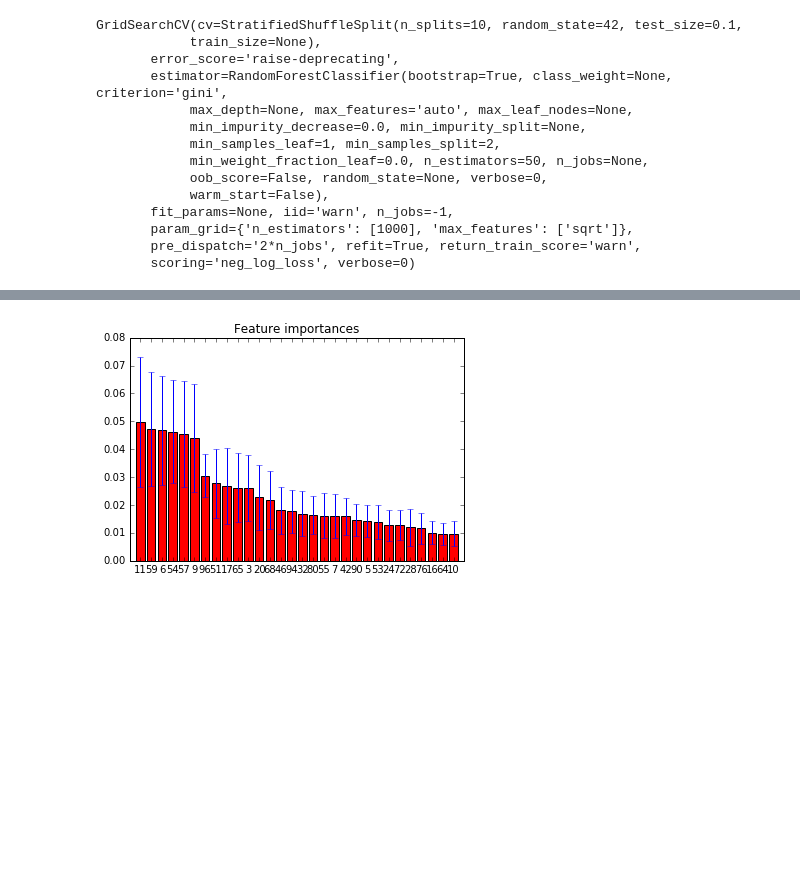
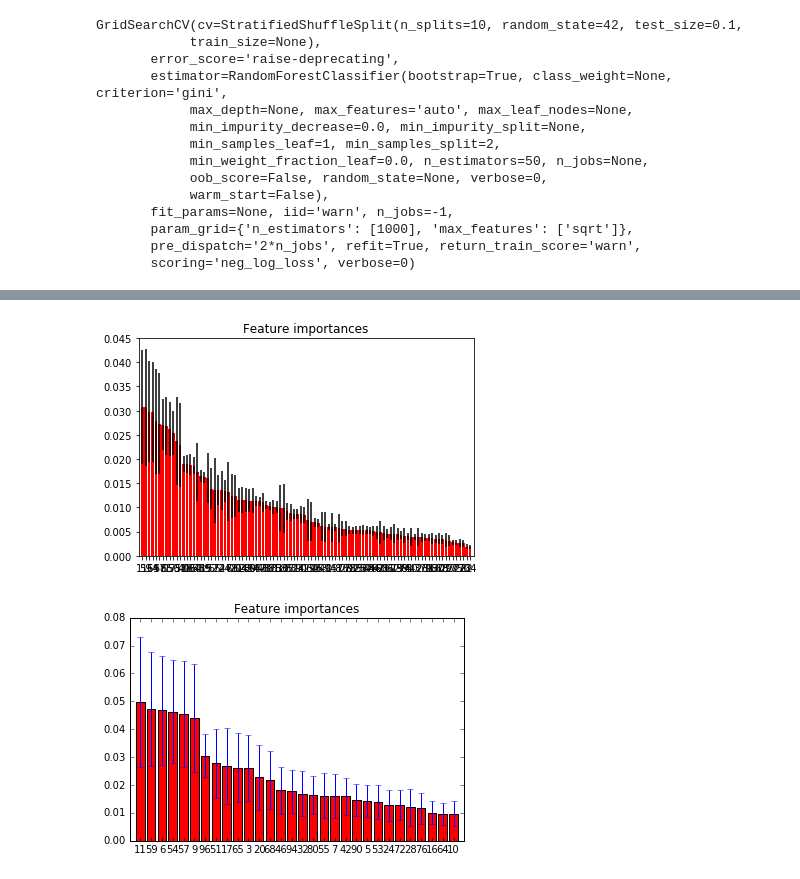
Before and after one commit to dtamayo/NCAAbasketball, a Jupyter notebook: 2019/NewTry.ipynb, the cells around one changed output, grey strips where cells are left out. Saved outputs shown, nothing was run; the diff lists cells and outputs as text; code cells hidden in the pictures; blank space fills up the shorter version.

```diff
--- a/2019/NewTry.ipynb
+++ b/2019/NewTry.ipynb
@@ -272,3 +298,18 @@ Feature ranking:
+# %%
+%matplotlib inline
+import matplotlib.pyplot as plt
+
+maxval = len(featureList)
+# Plot the feature importances of the forest
+plt.figure()
+plt.title("Feature importances")
+plt.bar(range(X.shape[1])[:maxval], importances[indices][:maxval],
+       color="r", yerr=std[indices][:maxval], align="center")
+plt.xticks(range(X.shape[1])[:maxval], indices)
+plt.xlim([-1, maxval])
+plt.show()
+# %% [output]
+[figure, added]
 # %%
 %matplotlib inline
 import matplotlib.pyplot as plt
```
Also changed, not shown: parts of 12 cells of this notebook, 3 other files.
